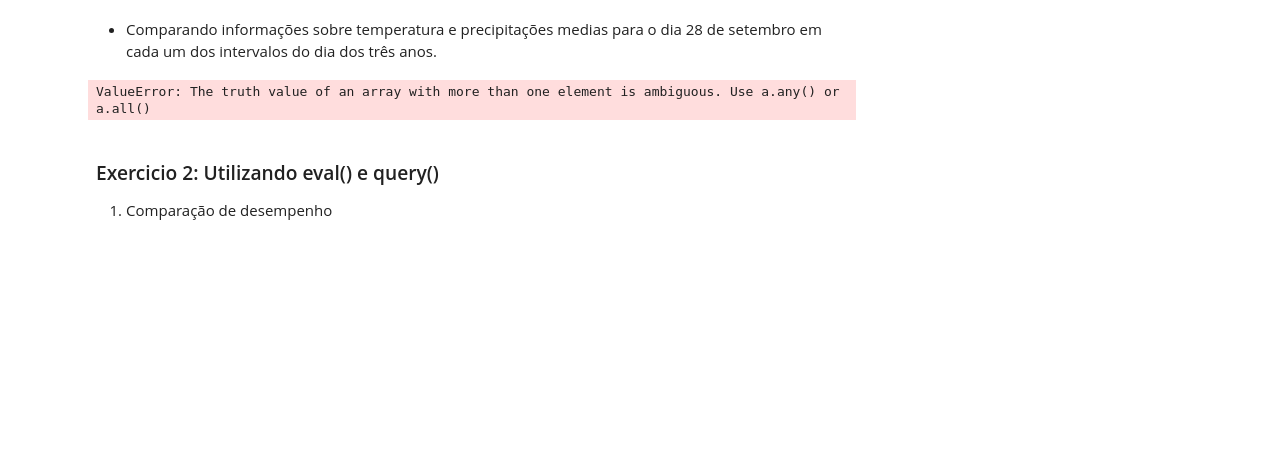
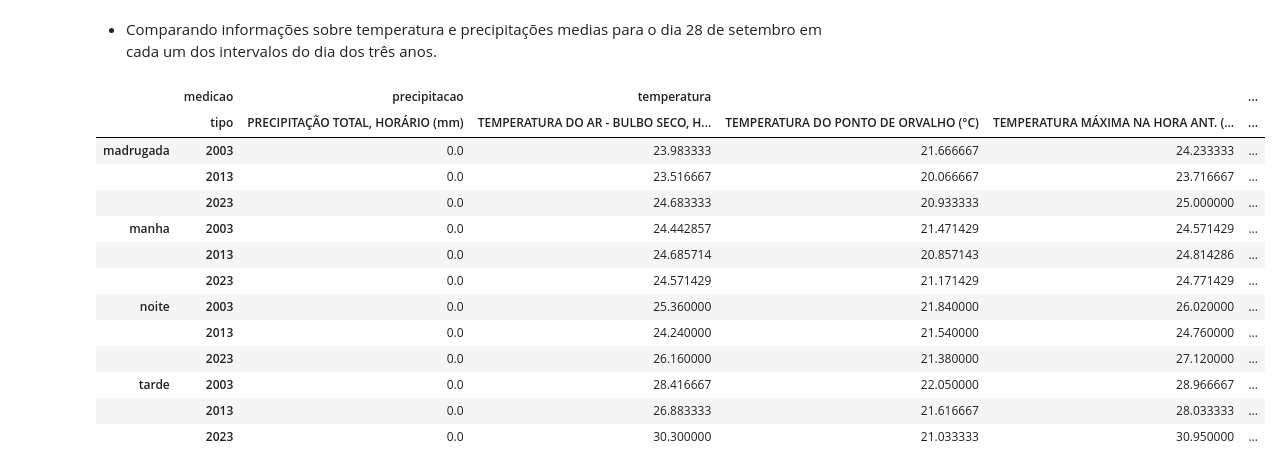
Before and after one commit to everaldina/Trilha_Python, a Jupyter notebook: dev-Everaldina/PI-008.ipynb, the cells around one changed output. Saved outputs shown, nothing was run; the diff lists cells and outputs as text; code cells hidden in the pictures; blank space fills up the shorter version.

```diff
--- a/dev-Everaldina/PI-008.ipynb
+++ b/dev-Everaldina/PI-008.ipynb
@@ -218 +220,5 @@ for coluna in colunas:
+# %%
+dados_analise = estacao_ssa[['precipitacao', 'temperatura']].copy()
+temperatura = dados_analise['temperatura']
+precipitacao = dados_analise['precipitacao']
 # %% [markdown]
@@ -265,18 +269,32 @@ precipitao_temp_estacao
 - Comparando informações sobre temperatura e precipitações medias para o dia 28 de setembro  em cada um dos intervalos do dia dos três anos.
 # %%
 # criando diciionario para mapear as horas
-horario = {'00:00': 'madrugada', '01:00': 'madrugada', '02:00': 'madrugada', '03:00': 'madrugada', '04:00': 'madrugada', '05:00': 'madrugada',
-           '06:00': 'manha', '07:00': 'manha', '08:00': 'manha', '09:00': 'manha', '10:00': 'manha', '11:00': 'manha', '12:00': 'manha',
-           '13:00': 'tarde', '14:00': 'tarde', '15:00': 'tarde', '16:00': 'tarde', '17:00': 'tarde', '18:00': 'tarde',
-           '19:00': 'noite', '20:00': 'noite', '21:00': 'noite', '22:00': 'noite', '23:00': 'noite'}
+horario = {0: 'madrugada', 1: 'madrugada', 2: 'madrugada', 3: 'madrugada', 4: 'madrugada', 5: 'madrugada',
+           6: 'manha', 7: 'manha', 8: 'manha', 9: 'manha', 10: 'manha', 11: 'manha', 12: 'manha',
+           13: 'tarde', 14: 'tarde', 15: 'tarde', 16: 'tarde', 17: 'tarde', 18: 'tarde',
+           19: 'noite', 20: 'noite', 21: 'noite', 22: 'noite', 23: 'noite'}
 
-horario = estacao_ssa.index.hour.map(horario)
 
 # pegando os dados de 28 de setembro
-mask_estacao_ssa_28_09 = estacao_ssa.index.day == 28 & estacao_ssa.index.month == 9
-print(mask_estacao_ssa_28_09)
+mask_estacao_ssa_28_09 = (dados_analise.index.month == 9) & (dados_analise.index.day == 28)
+dados_28_09 = dados_analise.loc[mask_estacao_ssa_28_09]
+mask_horario = dados_28_09.index.hour.map(horario)
+
+# analizando media de temperatura e precipitacao
+precipitacao_temp_horario = dados_28_09.groupby([mask_horario, dados_28_09.index.year]).mean()
+precipitacao_temp_horario
 # %% [output]
-ValueError: The truth value of an array with more than one element is ambiguous. Use a.any() or a.all()
+|  | medicao | precipitacao | temperatura |  |  | ... |
+|  | tipo | PRECIPITAÇÃO TOTAL, HORÁRIO (mm) | TEMPERATURA DO AR - BULBO SECO, H... | TEMPERATURA DO PONTO DE ORVALHO (°C) | TEMPERATURA MÁXIMA NA HORA ANT. (... | ... |
+| madrugada | 2003 | 0.0 | 23.983333 | 21.666667 | 24.233333 | ... |
+|  | 2013 | 0.0 | 23.516667 | 20.066667 | 23.716667 | ... |
+|  | 2023 | 0.0 | 24.683333 | 20.933333 | 25.000000 | ... |
+| manha | 2003 | 0.0 | 24.442857 | 21.471429 | 24.571429 | ... |
+|  | 2013 | 0.0 | 24.685714 | 20.857143 | 24.814286 | ... |
+|  | 2023 | 0.0 | 24.571429 | 21.171429 | 24.771429 | ... |
+| noite | 2003 | 0.0 | 25.360000 | 21.840000 | 26.020000 | ... |
+|  | 2013 | 0.0 | 24.240000 | 21.540000 | 24.760000 | ... |
+|  | 2023 | 0.0 | 26.160000 | 21.380000 | 27.120000 | ... |
+| tarde | 2003 | 0.0 | 28.416667 | 22.050000 | 28.966667 | ... |
+|  | 2013 | 0.0 | 26.883333 | 21.616667 | 28.033333 | ... |
+|  | 2023 | 0.0 | 30.300000 | 21.033333 | 30.950000 | ... |
-# %% [markdown]
-### Exercicio 2: Utilizando eval() e query()
-1. Comparação de desempenho
```
Also changed, not shown: parts of 6 cells of this notebook.
